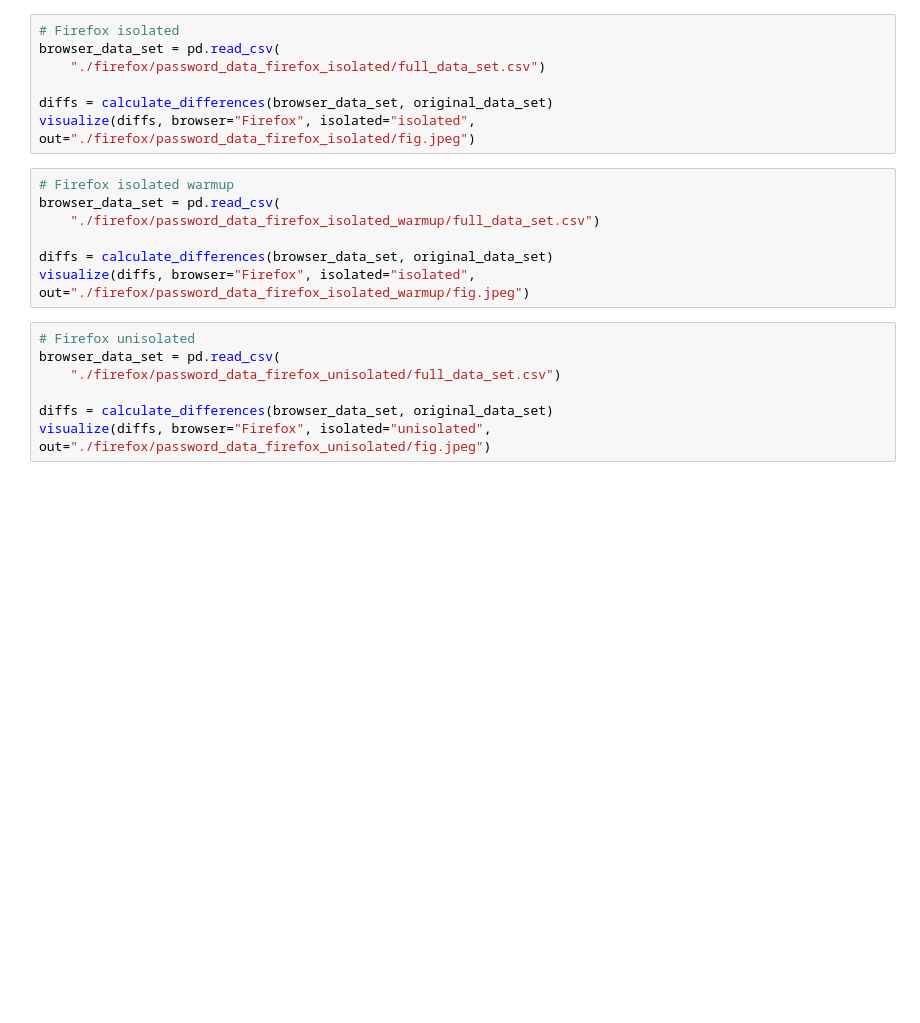
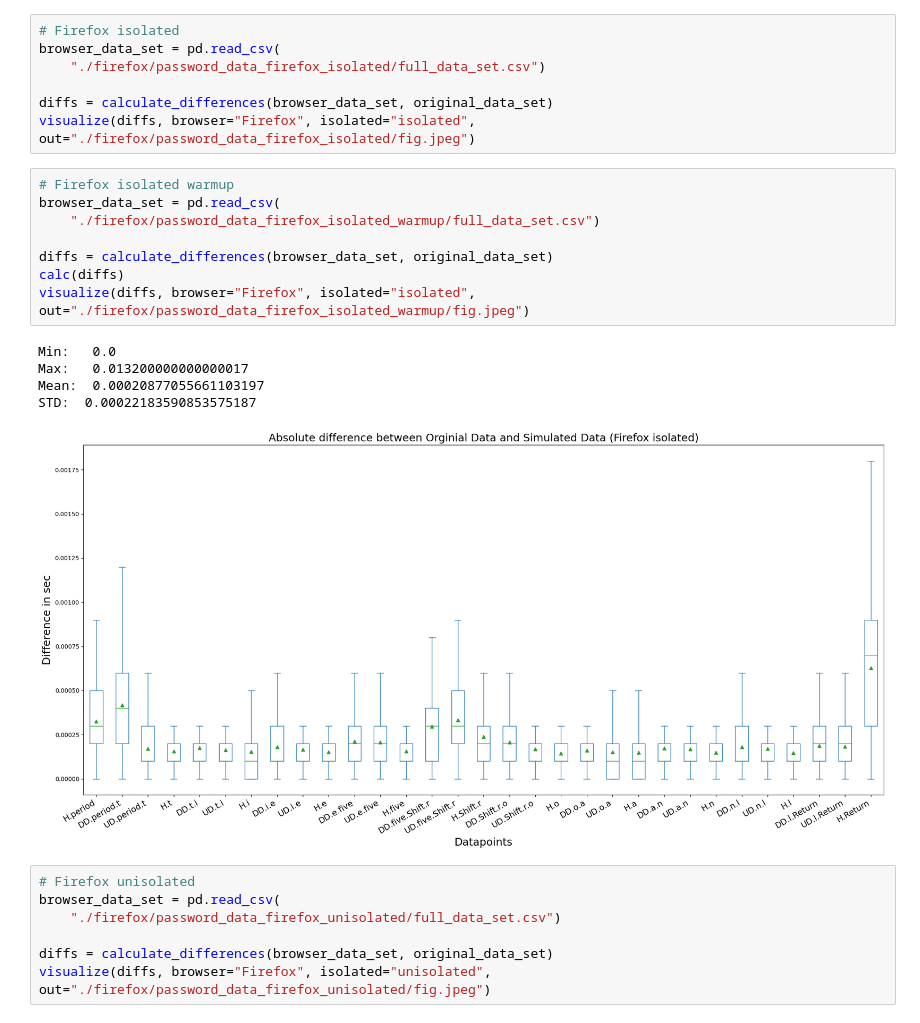
Before and after one commit to wutterfly/browser-timer-results, a Jupyter notebook: password/pw_analysis.ipynb, the cells around one changed output. Saved outputs shown, nothing was run; the diff lists cells and outputs as text; blank space fills up the shorter version.

```diff
--- a/password/pw_analysis.ipynb
+++ b/password/pw_analysis.ipynb
@@ -82,10 +137,17 @@ visualize(diffs, browser="Firefox", isolated="isolated", out="./firefox/password
 # %%
 # Firefox isolated warmup
 browser_data_set = pd.read_csv(
     "./firefox/password_data_firefox_isolated_warmup/full_data_set.csv")
 
 diffs = calculate_differences(browser_data_set, original_data_set)
+calc(diffs)
 visualize(diffs, browser="Firefox", isolated="isolated", out="./firefox/password_data_firefox_isolated_warmup/fig.jpeg")
+# %% [output]
+Min:   0.0
+Max:   0.013200000000000017
+Mean:  0.00020877055661103197
+STD:  0.00022183590853575187
+[figure, added]
 # %%
 # Firefox unisolated
 browser_data_set = pd.read_csv(
```
Also changed, not shown: parts of 11 cells of this notebook, 46 other files.
